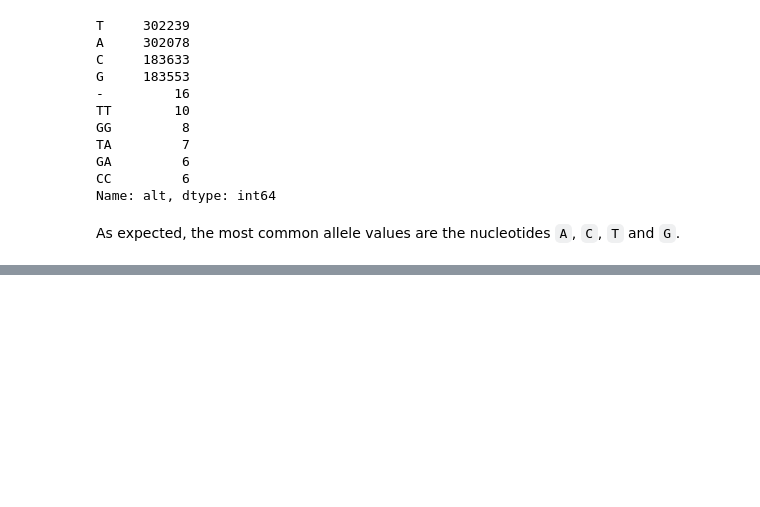
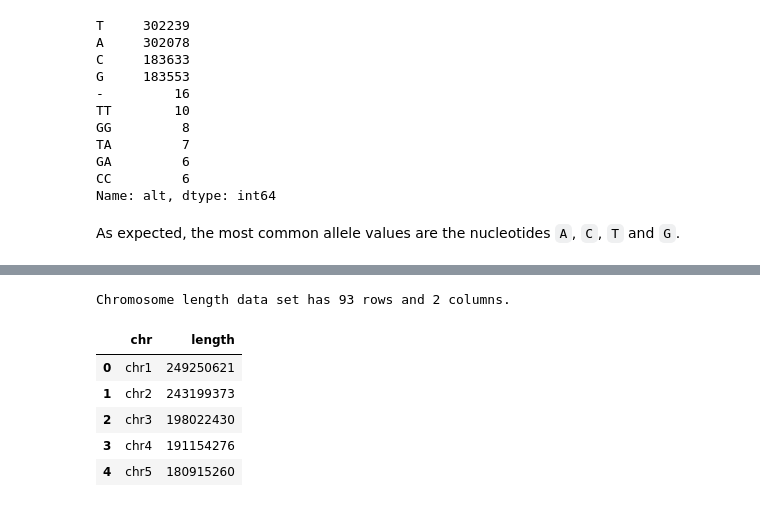
Before and after one commit to varennes/DNA-sequencing-analysis, a Jupyter notebook: colorectal/01_analysis.ipynb, the cells around one changed output, grey strips where cells are left out. Cells and saved outputs as stored; diff of their text form; code cells hidden in the pictures; blank space fills up the shorter version.

```diff
--- a/colorectal/01_analysis.ipynb
+++ b/colorectal/01_analysis.ipynb
@@ -88,0 +143,12 @@ As expected, the most common allele values are the nucleotides `A`, `C`, `T` and
+# %%
+hg19_chrLength = pd.read_table( 'hg19_chr_sizes.txt', header=None, names=[ 'chr', 'length'], low_memory=False)
+print 'Chromosome length data set has %s rows and %s columns.' %(hg19_chrLength.shape)
+hg19_chrLength.head()
+# %% [output]
+Chromosome length data set has 93 rows and 2 columns.
+|  | chr | length |
+| 0 | chr1 | 249250621 |
+| 1 | chr2 | 243199373 |
+| 2 | chr3 | 198022430 |
+| 3 | chr4 | 191154276 |
+| 4 | chr5 | 180915260 |
```
Also changed, not shown: parts of 10 cells of this notebook, 3 other files.
